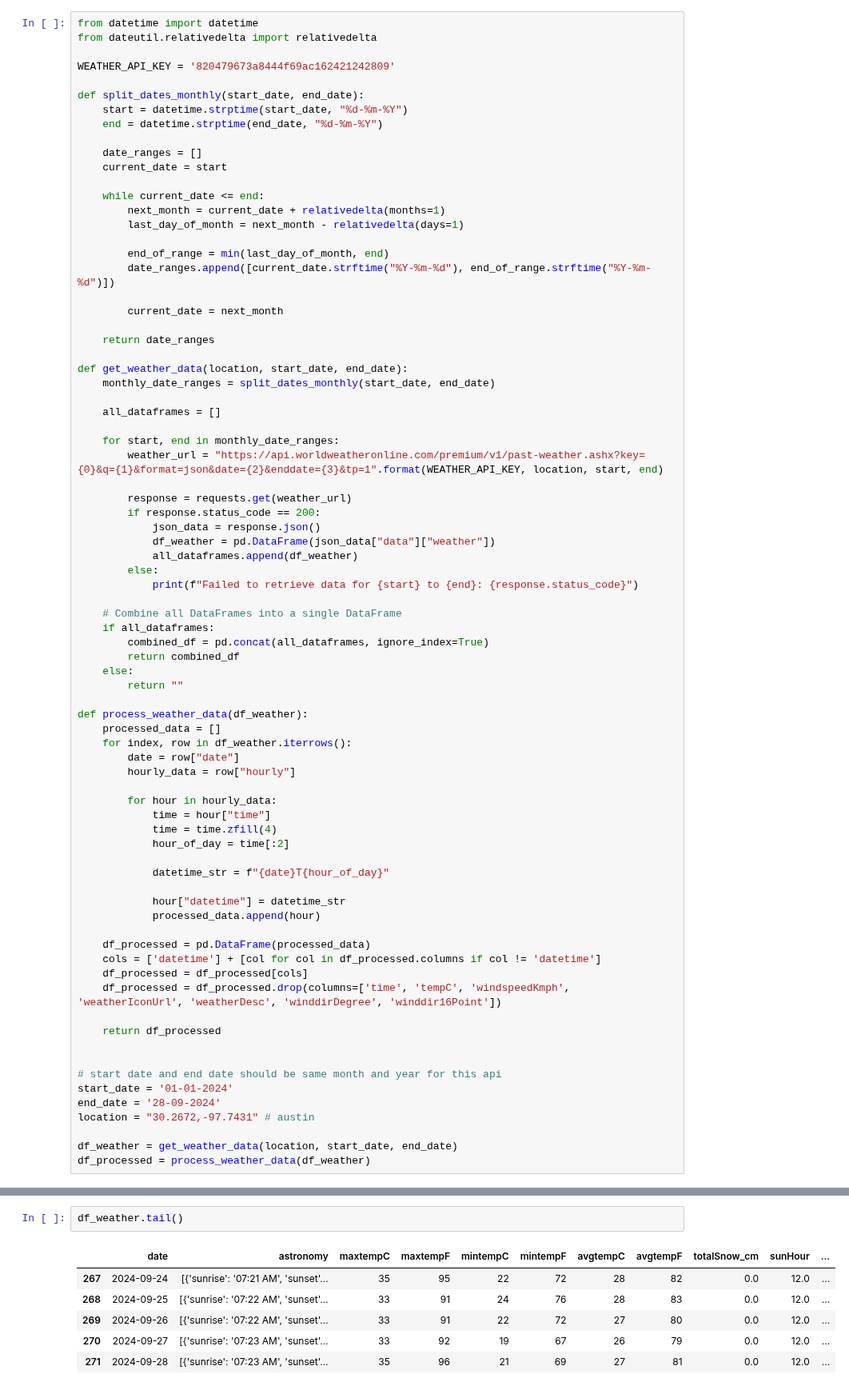
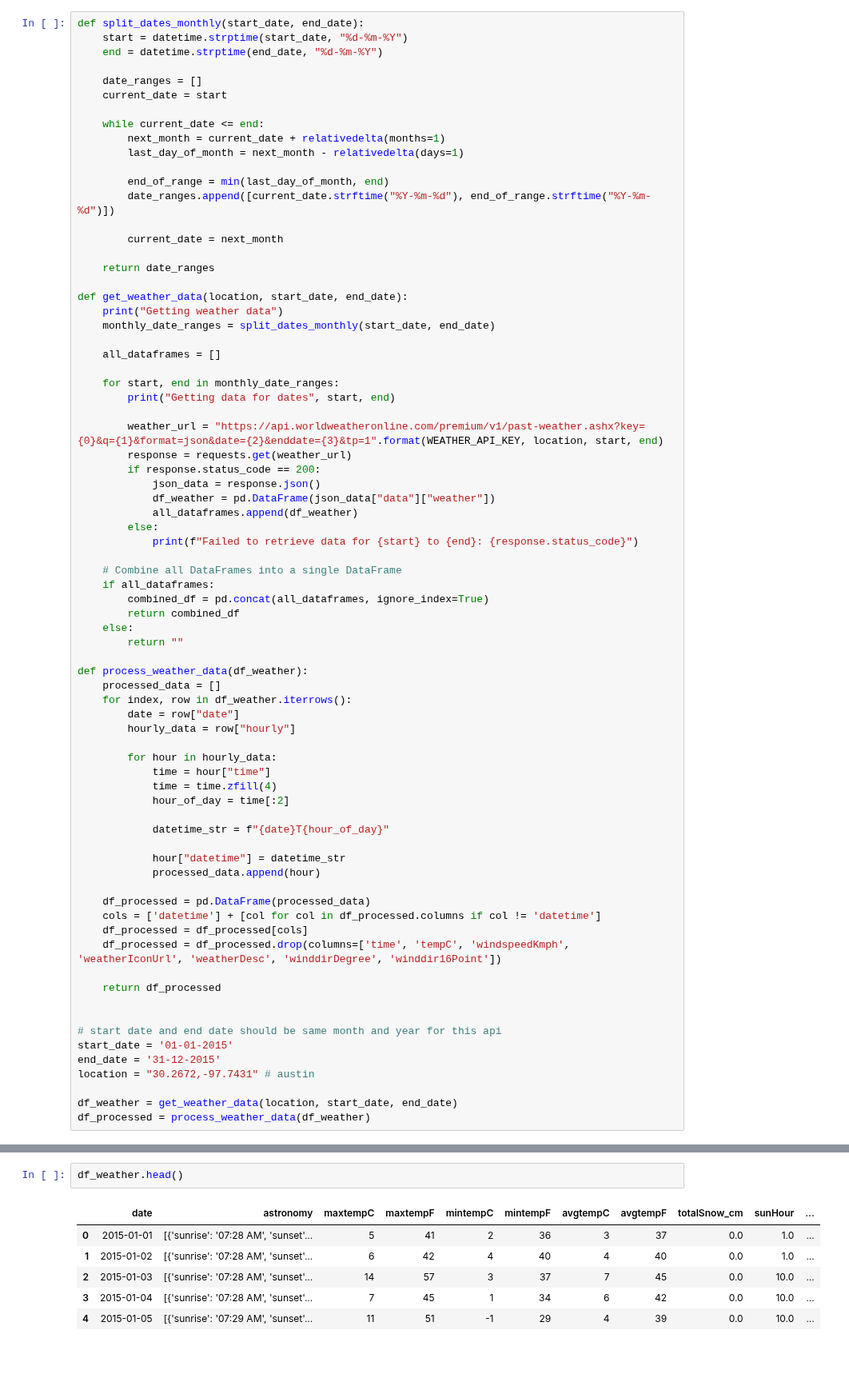
Before and after one commit to MLOPS-IE7374-Fall2024-G9/mlops-project, a Jupyter notebook: experiments/data_downloader.ipynb, the cells around one changed output, grey strips where cells are left out. Shown at 80% size. Saved outputs shown, nothing was run; the diff lists cells and outputs as text; blank space fills up the shorter version.

```diff
--- a/experiments/data_downloader.ipynb
+++ b/experiments/data_downloader.ipynb
@@ -140,11 +172,6 @@ df_demand.head()
 # %% [markdown]
 # Weather data collection
 # %%
-from datetime import datetime
-from dateutil.relativedelta import relativedelta
-
-WEATHER_API_KEY = '820479673a8444f69ac162421242809'
-
 def split_dates_monthly(start_date, end_date):
     start = datetime.strptime(start_date, "%d-%m-%Y")
     end = datetime.strptime(end_date, "%d-%m-%Y")
@@ -164,13 +191,15 @@ def split_dates_monthly(start_date, end_date):
     return date_ranges
 
 def get_weather_data(location, start_date, end_date):
+    print("Getting weather data")
     monthly_date_ranges = split_dates_monthly(start_date, end_date)
 
     all_dataframes = []
 
     for start, end in monthly_date_ranges:
+        print("Getting data for dates", start, end)
+
         weather_url = "https://api.worldweatheronline.com/premium/v1/past-weather.ashx?key={0}&q={1}&format=json&date={2}&enddate={3}&tp=1".format(WEATHER_API_KEY, location, start, end)
-
         response = requests.get(weather_url)
         if response.status_code == 200:
             json_data = response.json()
@@ -211,8 +240,8 @@ def process_weather_data(df_weather):
 
 
 # start date and end date should be same month and year for this api
-start_date = '01-01-2024'
-end_date = '28-09-2024'
+start_date = '01-01-2015'
+end_date = '31-12-2015'
 location = "30.2672,-97.7431" # austin
 
 df_weather = get_weather_data(location, start_date, end_date)
@@ -220,12 +257,12 @@ df_processed = process_weather_data(df_weather)
 # %%
-df_weather.tail()
+df_weather.head()
 # %% [output]
 |  | date | astronomy | maxtempC | maxtempF | mintempC | mintempF | avgtempC | avgtempF | totalSnow_cm | sunHour | ... |
-| 267 | 2024-09-24 | [{'sunrise': '07:21 AM', 'sunset'... | 35 | 95 | 22 | 72 | 28 | 82 | 0.0 | 12.0 | ... |
-| 268 | 2024-09-25 | [{'sunrise': '07:22 AM', 'sunset'... | 33 | 91 | 24 | 76 | 28 | 83 | 0.0 | 12.0 | ... |
-| 269 | 2024-09-26 | [{'sunrise': '07:22 AM', 'sunset'... | 33 | 91 | 22 | 72 | 27 | 80 | 0.0 | 12.0 | ... |
-| 270 | 2024-09-27 | [{'sunrise': '07:23 AM', 'sunset'... | 33 | 92 | 19 | 67 | 26 | 79 | 0.0 | 12.0 | ... |
-| 271 | 2024-09-28 | [{'sunrise': '07:23 AM', 'sunset'... | 35 | 96 | 21 | 69 | 27 | 81 | 0.0 | 12.0 | ... |
+| 0 | 2015-01-01 | [{'sunrise': '07:28 AM', 'sunset'... | 5 | 41 | 2 | 36 | 3 | 37 | 0.0 | 1.0 | ... |
+| 1 | 2015-01-02 | [{'sunrise': '07:28 AM', 'sunset'... | 6 | 42 | 4 | 40 | 4 | 40 | 0.0 | 1.0 | ... |
+| 2 | 2015-01-03 | [{'sunrise': '07:28 AM', 'sunset'... | 14 | 57 | 3 | 37 | 7 | 45 | 0.0 | 10.0 | ... |
+| 3 | 2015-01-04 | [{'sunrise': '07:28 AM', 'sunset'... | 7 | 45 | 1 | 34 | 6 | 42 | 0.0 | 10.0 | ... |
+| 4 | 2015-01-05 | [{'sunrise': '07:29 AM', 'sunset'... | 11 | 51 | -1 | 29 | 4 | 39 | 0.0 | 10.0 | ... |
 # %%
 df_processed.head()
 # %% [output]
```
Also changed, not shown: parts of 8 cells of this notebook, 6 other files.
